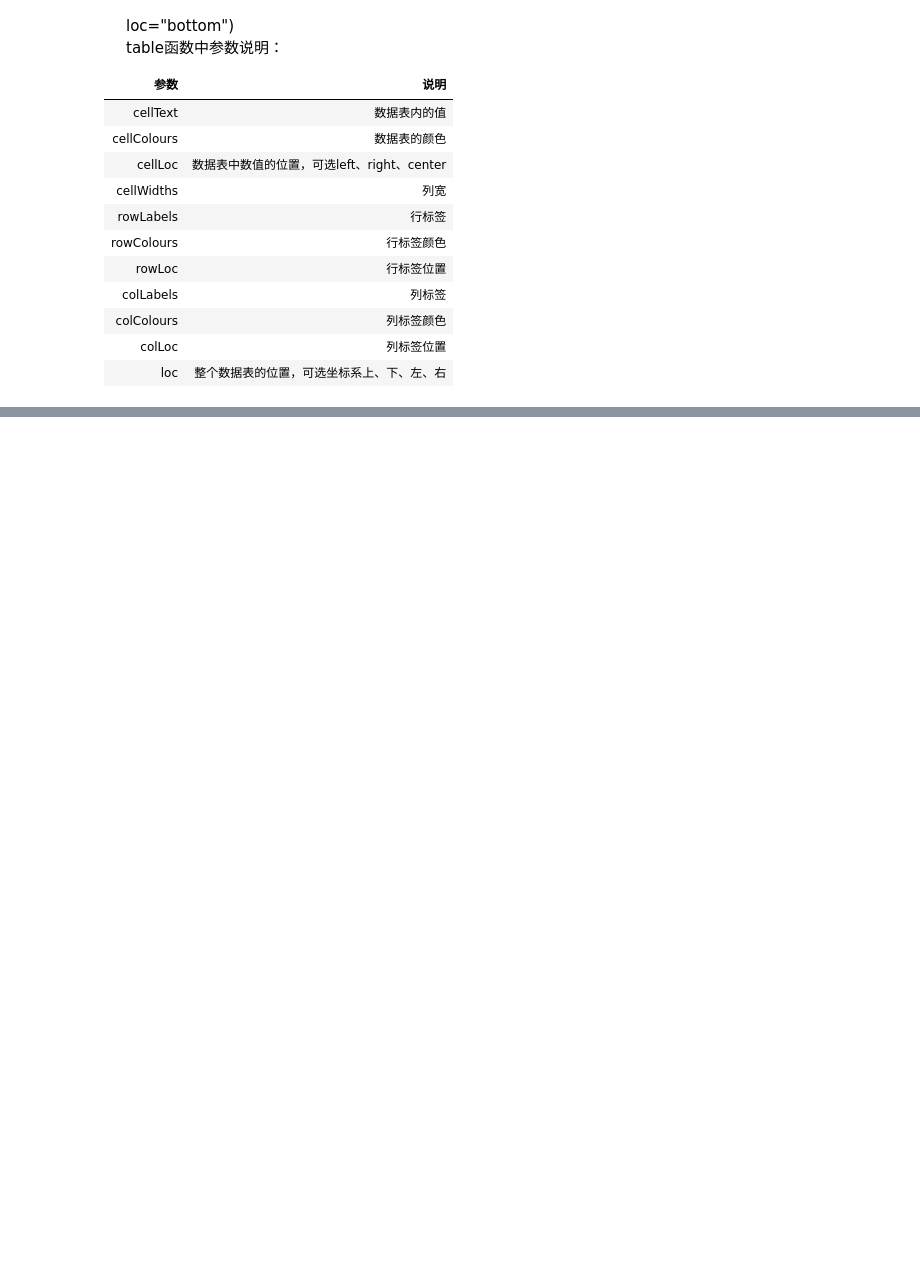
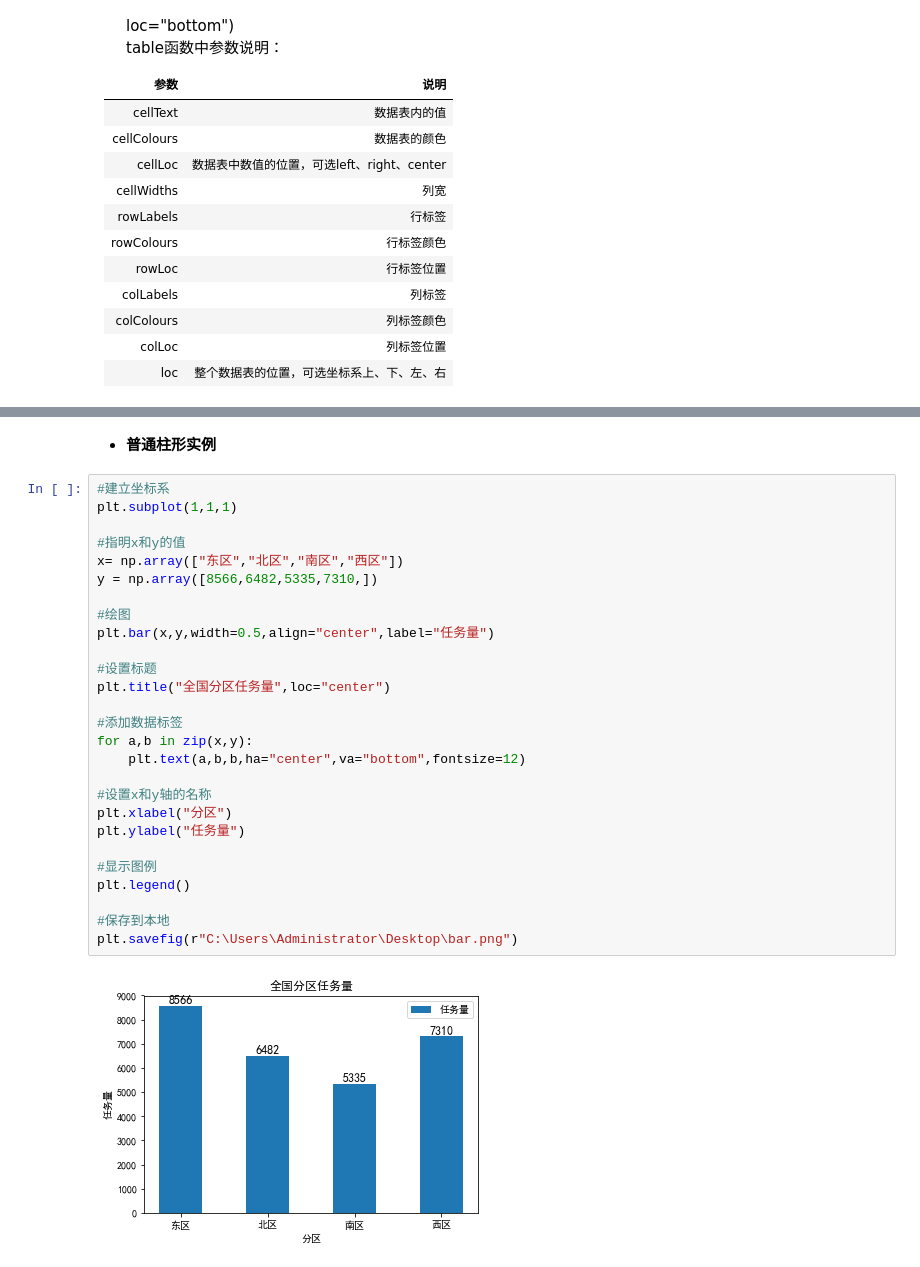
Before and after one commit to xmaniu/Excel-Python, a Jupyter notebook: Code/Chapter13.ipynb, the cells around one changed output, grey strips where cells are left out. Drawn from its saved outputs; the diff is of its cells as text; blank space fills up the shorter version.

```diff
--- a/Code/Chapter13.ipynb
+++ b/Code/Chapter13.ipynb
@@ -446,0 +506,31 @@ TypeError: ufunc 'add' did not contain a loop with signature matching types dtyp
+# %% [markdown]
+- **普通柱形实例**
+# %%
+#建立坐标系
+plt.subplot(1,1,1)
+
+#指明x和y的值
+x= np.array(["东区","北区","南区","西区"])
+y = np.array([8566,6482,5335,7310,])
+
+#绘图
+plt.bar(x,y,width=0.5,align="center",label="任务量")
+
+#设置标题
+plt.title("全国分区任务量",loc="center")
+
+#添加数据标签
+for a,b in zip(x,y):
+    plt.text(a,b,b,ha="center",va="bottom",fontsize=12)
+
+#设置x和y轴的名称
+plt.xlabel("分区")
+plt.ylabel("任务量")
+
+#显示图例
+plt.legend()
+
+#保存到本地
+plt.savefig(r"C:\Users\Administrator\Desktop\bar.png")
+# %% [output]
+[figure, added]
```
Also changed, not shown: parts of 28 cells of this notebook.
